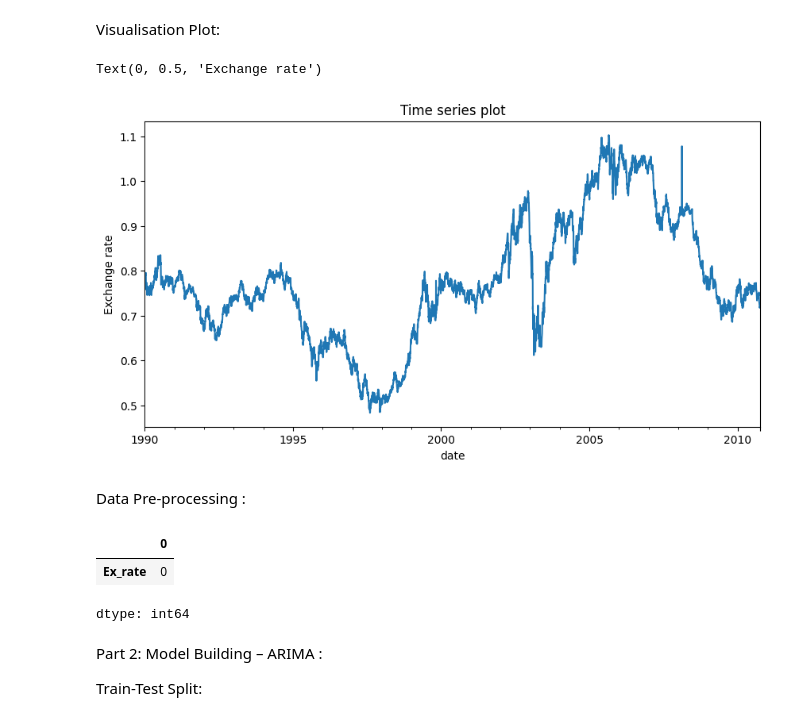
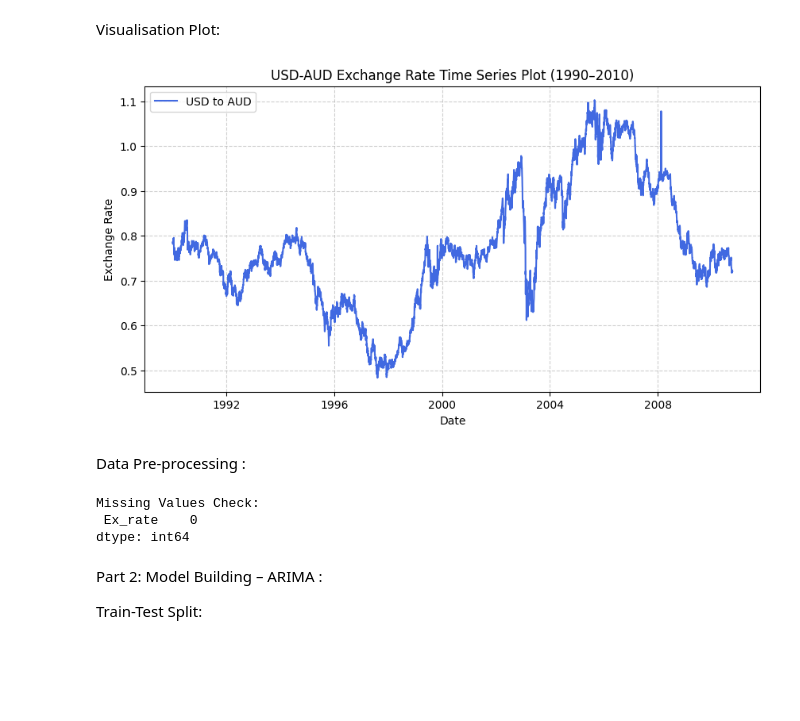
Before and after one commit to jyotiranjansaho/Excelr-Data-Science-Assignment, a Jupyter notebook: 17. Time Series/17_TimeSeries.ipynb, the cells around one changed output. Saved outputs shown, nothing was run; the diff lists cells and outputs as text; code cells hidden in the pictures; blank space fills up the shorter version.

```diff
--- a/17. Time Series/17_TimeSeries.ipynb
+++ b/17. Time Series/17_TimeSeries.ipynb
@@ -91,13 +97,19 @@ df
 7588 rows × 1 columns
 # %% [markdown]
 Visualisation Plot:
-# %%
-df['Ex_rate'].plot(figsize=(10,5))
-plt.title("Time series plot")
-plt.ylabel("Exchange rate")
-# %% [output]
-Text(0, 0.5, 'Exchange rate')
-[figure, removed]
+# %%
+# 2. Initial Exploration
+# Plotting the time series to identify trends and seasonality
+plt.figure(figsize=(10, 5))
+plt.plot(df['Ex_rate'], color='royalblue', label='USD to AUD')
+plt.title("USD-AUD Exchange Rate Time Series Plot (1990–2010)")
+plt.xlabel("Date")
+plt.ylabel("Exchange Rate")
+plt.legend()
+plt.grid(True, linestyle='--', alpha=0.6)
+plt.show()
+# %% [output]
+[figure, added]
 # %%
 #Observations:
 
@@ -106,12 +118,13 @@ Text(0, 0.5, 'Exchange rate')
 #No strong seasonality is visually apparent.
 # %% [markdown]
 Data Pre-processing :
-# %%
-df.isnull().sum()
-# %% [output]
-|  | 0 |
-| Ex_rate | 0 |
-dtype: int64
+# %%
+missing_values=df.isnull().sum()
+print("Missing Values Check:\n", missing_values)
+# %% [output]
+Missing Values Check:
+ Ex_rate    0
+dtype: int64
 # %%
 #No missing values are present
 # %% [markdown]
```
Also changed, not shown: parts of 14 cells of this notebook.
